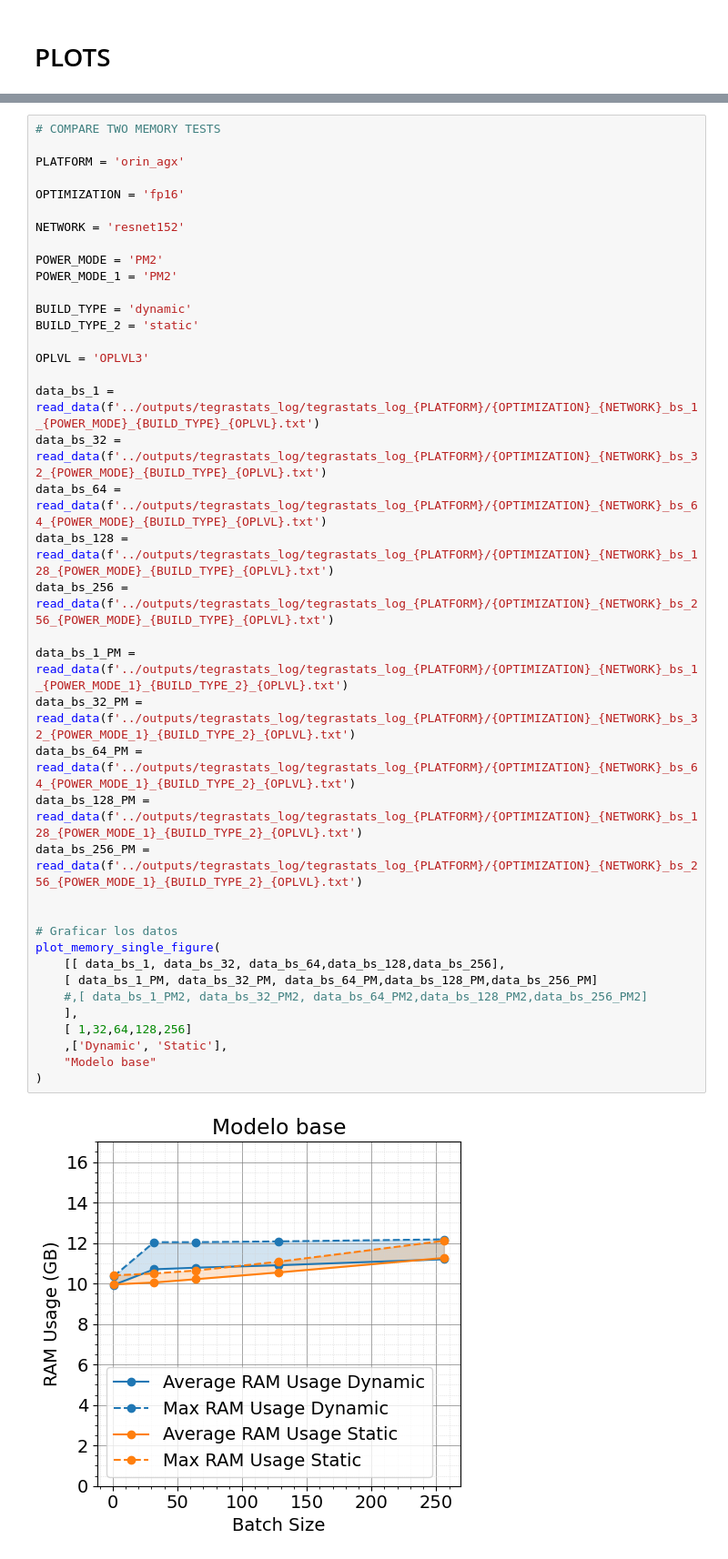
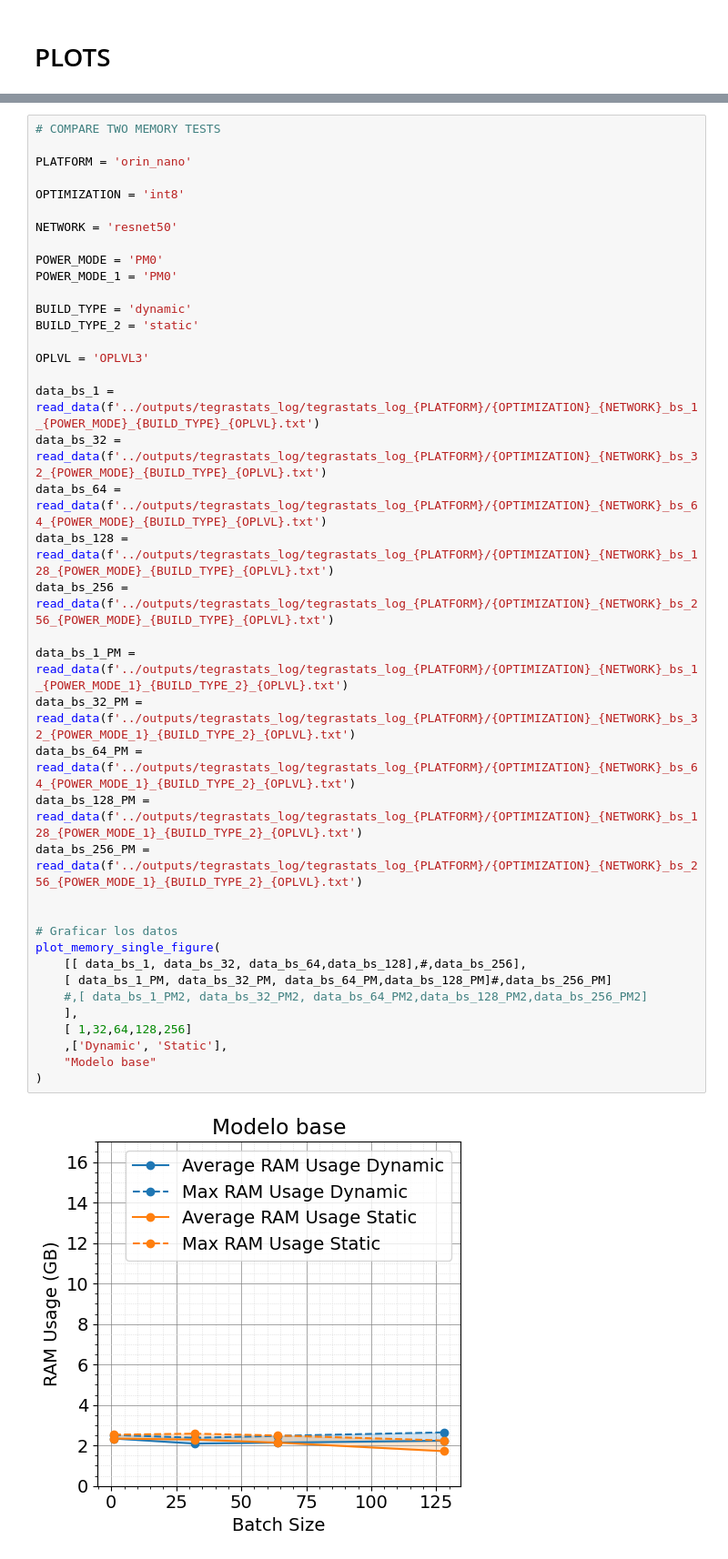
Before and after one commit to Juanx65/ArtTRT, a Jupyter notebook: post_processing/plot_memory_from_tegrastats_logs.ipynb, the cells around one changed output, grey strips where cells are left out. Shown at 91% size. Cells and saved outputs as stored; diff of their text form.

```diff
--- a/post_processing/plot_memory_from_tegrastats_logs.ipynb
+++ b/post_processing/plot_memory_from_tegrastats_logs.ipynb
@@ -700,42 +823,42 @@ plot_memory_horizontal_plots(
 # %%
 # COMPARE TWO MEMORY TESTS
 
-PLATFORM = 'orin_agx'
+PLATFORM = 'orin_nano'
 
-OPTIMIZATION = 'fp16'
+OPTIMIZATION = 'int8'
 
-NETWORK = 'resnet152'
+NETWORK = 'resnet50'
 
-POWER_MODE = 'PM2'
-POWER_MODE_1 = 'PM2'
+POWER_MODE = 'PM0'
+POWER_MODE_1 = 'PM0'
 
 BUILD_TYPE = 'dynamic'
 BUILD_TYPE_2 = 'static'
 
 OPLVL = 'OPLVL3'
 
 data_bs_1 =  read_data(f'../outputs/tegrastats_log/tegrastats_log_{PLATFORM}/{OPTIMIZATION}_{NETWORK}_bs_1_{POWER_MODE}_{BUILD_TYPE}_{OPLVL}.txt')
 data_bs_32 = read_data(f'../outputs/tegrastats_log/tegrastats_log_{PLATFORM}/{OPTIMIZATION}_{NETWORK}_bs_32_{POWER_MODE}_{BUILD_TYPE}_{OPLVL}.txt')
 data_bs_64 = read_data(f'../outputs/tegrastats_log/tegrastats_log_{PLATFORM}/{OPTIMIZATION}_{NETWORK}_bs_64_{POWER_MODE}_{BUILD_TYPE}_{OPLVL}.txt')
 data_bs_128 = read_data(f'../outputs/tegrastats_log/tegrastats_log_{PLATFORM}/{OPTIMIZATION}_{NETWORK}_bs_128_{POWER_MODE}_{BUILD_TYPE}_{OPLVL}.txt')
 data_bs_256 = read_data(f'../outputs/tegrastats_log/tegrastats_log_{PLATFORM}/{OPTIMIZATION}_{NETWORK}_bs_256_{POWER_MODE}_{BUILD_TYPE}_{OPLVL}.txt')
 
 data_bs_1_PM =  read_data(f'../outputs/tegrastats_log/tegrastats_log_{PLATFORM}/{OPTIMIZATION}_{NETWORK}_bs_1_{POWER_MODE_1}_{BUILD_TYPE_2}_{OPLVL}.txt')
 data_bs_32_PM = read_data(f'../outputs/tegrastats_log/tegrastats_log_{PLATFORM}/{OPTIMIZATION}_{NETWORK}_bs_32_{POWER_MODE_1}_{BUILD_TYPE_2}_{OPLVL}.txt')
 data_bs_64_PM = read_data(f'../outputs/tegrastats_log/tegrastats_log_{PLATFORM}/{OPTIMIZATION}_{NETWORK}_bs_64_{POWER_MODE_1}_{BUILD_TYPE_2}_{OPLVL}.txt')
 data_bs_128_PM = read_data(f'../outputs/tegrastats_log/tegrastats_log_{PLATFORM}/{OPTIMIZATION}_{NETWORK}_bs_128_{POWER_MODE_1}_{BUILD_TYPE_2}_{OPLVL}.txt')
 data_bs_256_PM = read_data(f'../outputs/tegrastats_log/tegrastats_log_{PLATFORM}/{OPTIMIZATION}_{NETWORK}_bs_256_{POWER_MODE_1}_{BUILD_TYPE_2}_{OPLVL}.txt')
 
 
 # Graficar los datos
 plot_memory_single_figure(
-    [[ data_bs_1, data_bs_32, data_bs_64,data_bs_128,data_bs_256],
-    [ data_bs_1_PM, data_bs_32_PM, data_bs_64_PM,data_bs_128_PM,data_bs_256_PM]
+    [[ data_bs_1, data_bs_32, data_bs_64,data_bs_128],#,data_bs_256],
+    [ data_bs_1_PM, data_bs_32_PM, data_bs_64_PM,data_bs_128_PM]#,data_bs_256_PM]
     #,[ data_bs_1_PM2, data_bs_32_PM2, data_bs_64_PM2,data_bs_128_PM2,data_bs_256_PM2]
     ],
     [ 1,32,64,128,256]
     ,['Dynamic', 'Static'],
     "Modelo base"
 )
 # %% [output]
-[figure, old version]
+[figure, new version]
```
Also changed, not shown: parts of 5 cells of this notebook.
